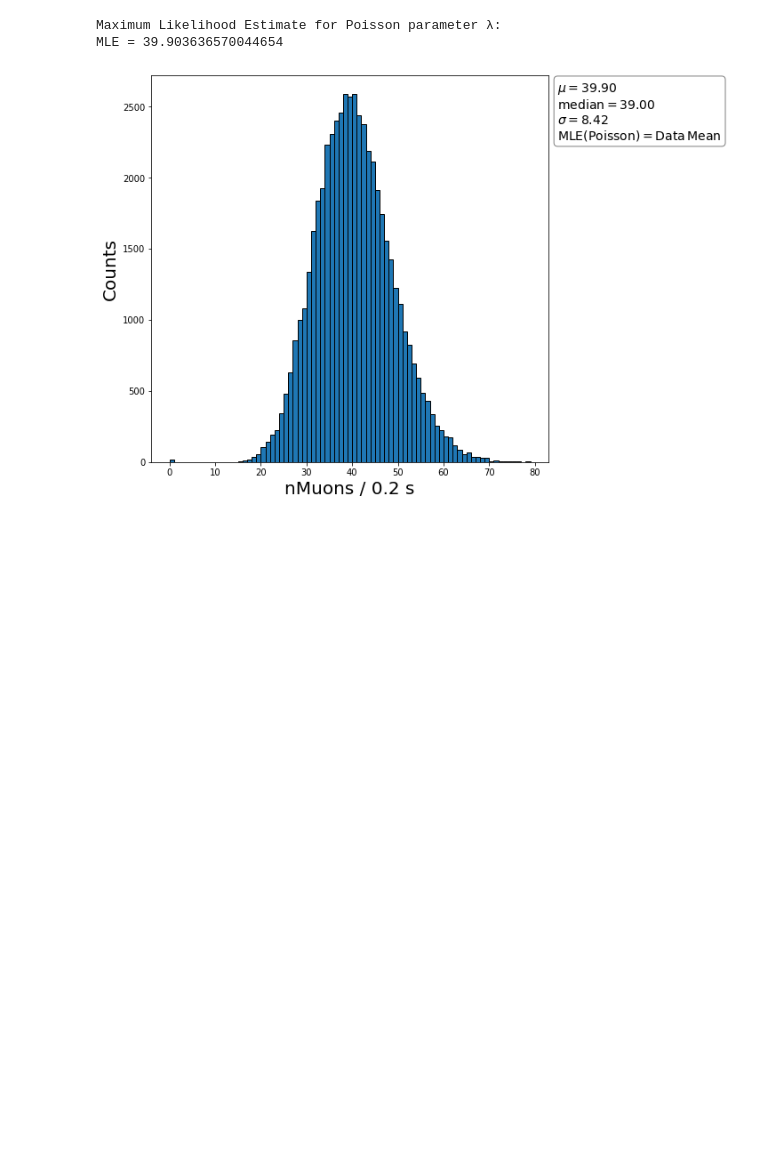
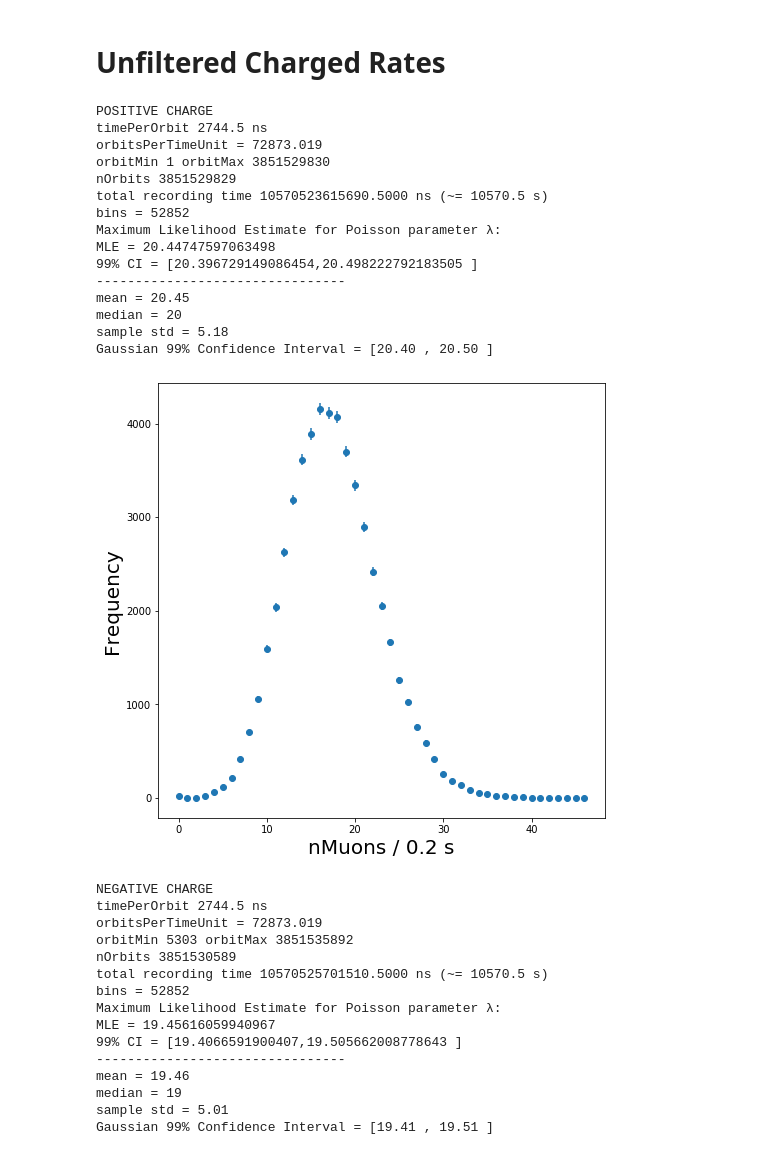
Before and after one commit to GeorgeAlex22/scout, a Jupyter notebook: Rates.ipynb, the cells around one changed output. Cells and saved outputs as stored; diff of their text form; code cells hidden in the pictures; blank space fills up the shorter version.

```diff
--- a/Rates.ipynb
+++ b/Rates.ipynb
@@ -77,30 +110,45 @@ plt.show()
-# %%
-Nmuons = int(muons.sum())
-Ncounts = len(muons) # How many time intervals
-
-mu = muons.mean()
-med = np.median(muons)
-sigma = muons.std()
-MLE = Nmuons/Ncounts
-print("Maximum Likelihood Estimate for Poisson parameter λ: \nMLE = {}" .format(MLE))
-# %% [output]
-Maximum Likelihood Estimate for Poisson parameter λ:
-MLE = 39.903636570044654
-# %%
-maxBins = 80
-plt.figure(figsize=(8,8))
-binCounts, bin_edges, patches = plt.hist(muons, bins= [i for i in range(maxBins)], histtype = 'bar', ec='black', density = False)
-plt.xlabel('nMuons / %2.1f s'%(timePerBin*1.e-9), fontsize = 20) # latex can be entered in the label's string
-plt.ylabel('Counts', fontsize = 20)
-
-props = dict(boxstyle='round', facecolor='white', alpha=0.5)
-boxtxt = '\n'.join((
-    r'$\mu=%.2f$' % (mu, ),
-    r'$\mathrm{median}=%.2f$' % (med, ),
-    r'$\sigma=%.2f$' % (sigma, ),
-    r'$\mathrm{MLE(Poisson)}=\mathrm{Data \, Mean}$'))
-
-plt.text(85, 2270, boxtxt, fontsize=14, bbox = props)
-plt.show()
-# %% [output]
-[figure, removed]
+# %% [markdown]
+# Unfiltered Charged Rates
+# %%
+chPlus = merged[merged['charge'] == 1]
+chMinus = merged[merged['charge'] == -1]
+
+print('POSITIVE CHARGE')
+
+muons_plus, tup = rate(chPlus)
+print(4*'\n')
+print('NEGATIVE CHARGE')
+
+muons_minus, tum = rate(chMinus)
+# %% [output]
+POSITIVE CHARGE
+timePerOrbit 2744.5 ns
+orbitsPerTimeUnit = 72873.019
+orbitMin 1 orbitMax 3851529830
+nOrbits 3851529829
+total recording time 10570523615690.5000 ns (~= 10570.5 s)
+bins = 52852
+Maximum Likelihood Estimate for Poisson parameter λ:
+MLE = 20.44747597063498
+99% CI = [20.396729149086454,20.498222792183505 ]
+--------------------------------
+mean = 20.45
+median = 20
+sample std = 5.18
+Gaussian 99% Confidence Interval = [20.40 , 20.50 ]
+[figure, added]
+NEGATIVE CHARGE
+timePerOrbit 2744.5 ns
+orbitsPerTimeUnit = 72873.019
+orbitMin 5303 orbitMax 3851535892
+nOrbits 3851530589
+total recording time 10570525701510.5000 ns (~= 10570.5 s)
+bins = 52852
+Maximum Likelihood Estimate for Poisson parameter λ:
+MLE = 19.45616059940967
+99% CI = [19.4066591900407,19.505662008778643 ]
+--------------------------------
+mean = 19.46
+median = 19
+sample std = 5.01
+Gaussian 99% Confidence Interval = [19.41 , 19.51 ]
```
Also changed, not shown: parts of 11 cells of this notebook, 1 other file.
